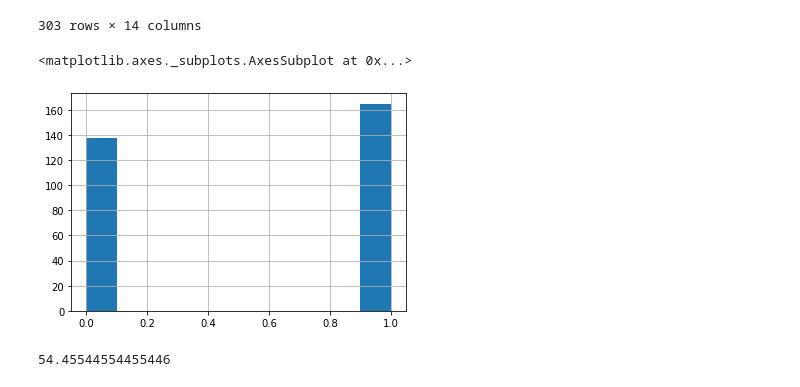
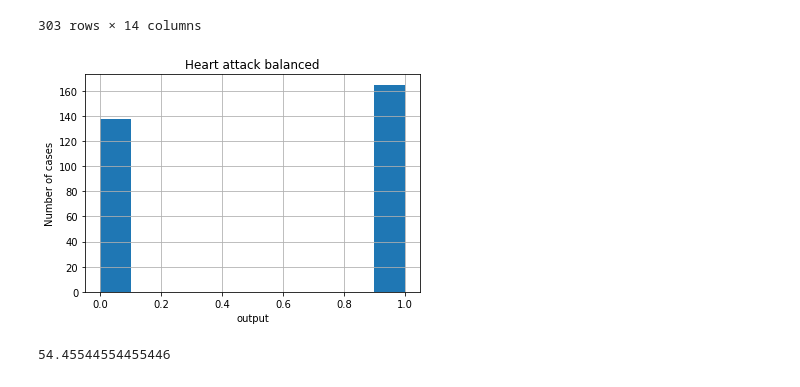
Before and after one commit to ss21462/CE888, a Jupyter notebook: heartattack.ipynb, the cells around one changed output. Cells and saved outputs as stored; diff of their text form; code cells hidden in the pictures.

```diff
--- a/heartattack.ipynb
+++ b/heartattack.ipynb
@@ -12,6 +13,6 @@ Saving heart.csv to heart.csv
 # %%
 import pandas as pd
-df=pd.read_csv('/content/heart.csv')
+df=pd.read_csv('/content/heartattack.csv')
 df
 # %% [output]
 |  | age | sex | cp | trtbps | chol | fbs | restecg | thalachh | exng | oldpeak | slp | ... |
@@ -27,11 +28,18 @@ df
 | 301 | 57 | 1 | 0 | 130 | 131 | 0 | 1 | 115 | 1 | 1.2 | 1 | ... |
 | 302 | 57 | 0 | 1 | 130 | 236 | 0 | 0 | 174 | 0 | 0.0 | 1 | ... |
 303 rows × 14 columns
-# %%
-df['output'].hist() #target variable is output
-# %% [output]
-<matplotlib.axes._subplots.AxesSubplot at 0x...>
-[figure, removed]
+# %%
+hist1=df['output'].hist() #target variable is output
+
+fig=hist1.get_figure()
+
+pl.title('Heart attack balanced')
+pl.xlabel('output')
+pl.ylabel('Number of cases')
+
+fig.savefig('Balanced2')
+# %% [output]
+[figure, added]
 # %%
 imbalance=len(df[df['output']==1])/len(df['output'])*100
 imbalance
```
Also changed, not shown: parts of 11 cells of this notebook.
